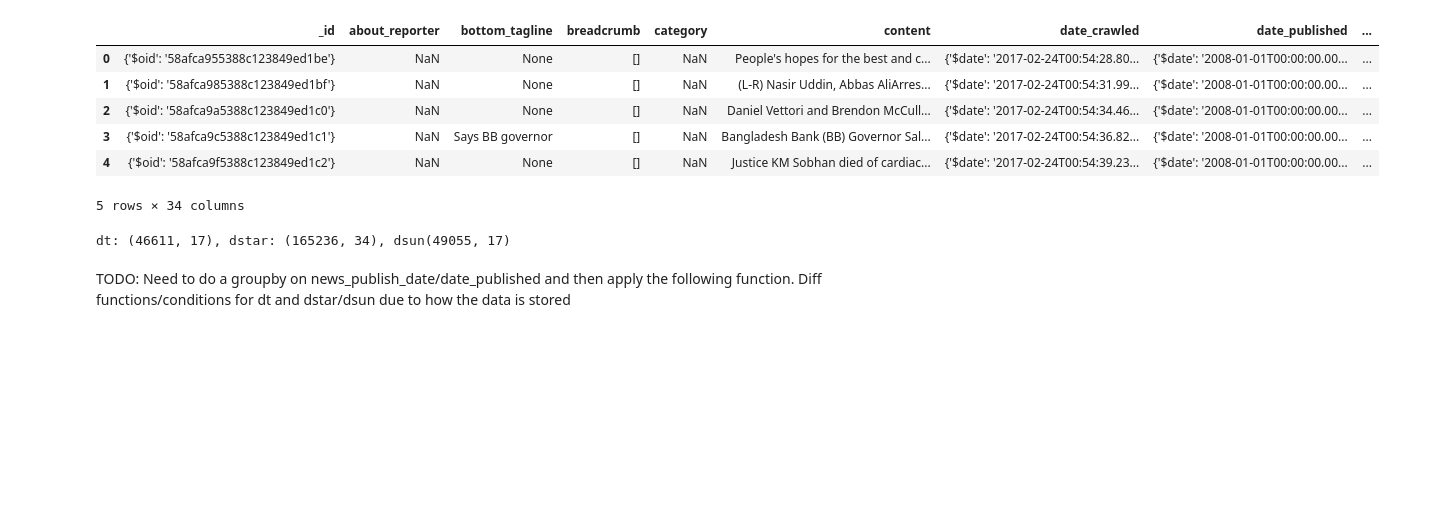
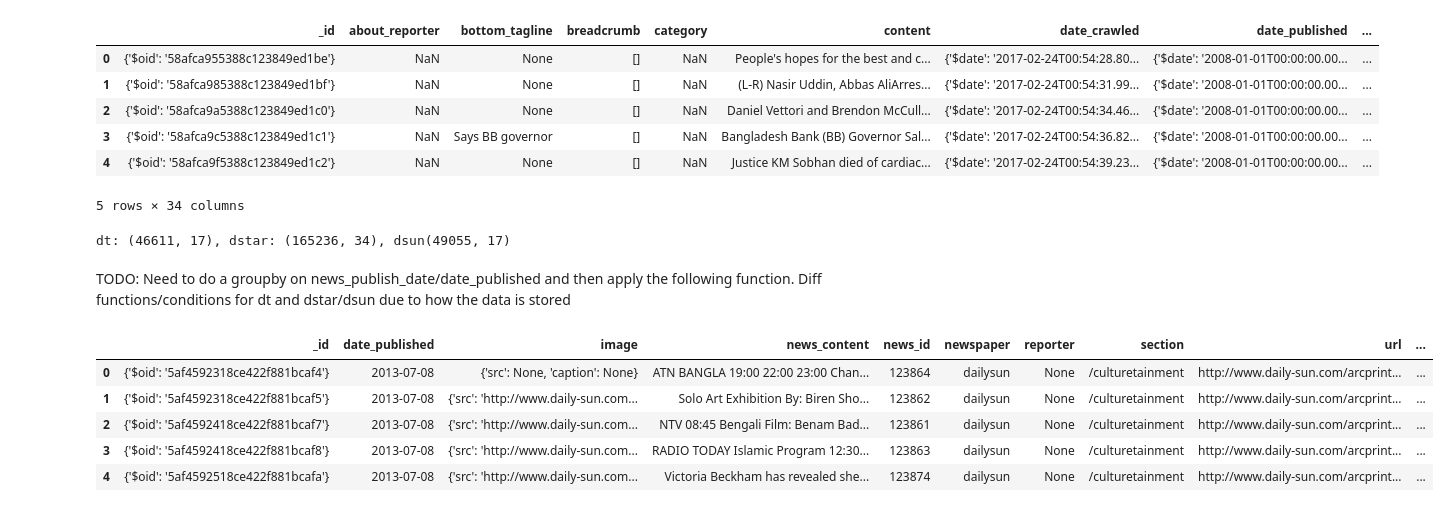
Before and after one commit to shoumikchow/Research, a Jupyter notebook: Unfiltered.news viz.ipynb, the cells around one changed output. Drawn from its saved outputs; the diff is of its cells as text; code cells hidden in the pictures; blank space fills up the shorter version.

```diff
--- a/Unfiltered.news viz.ipynb
+++ b/Unfiltered.news viz.ipynb
@@ -83,0 +83,9 @@ def ner_highlight(location, organization, person):
+# %%
+dsun_new.head()
+# %% [output]
+|  | _id | date_published | image | news_content | news_id | newspaper | reporter | section | url | ... |
+| 0 | {'$oid': '5af4592318ce422f881bcaf4'} | 2013-07-08 | {'src': None, 'caption': None} | ATN BANGLA 19:00 22:00 23:00 Chan... | 123864 | dailysun | None | /culturetainment | http://www.daily-sun.com/arcprint... | ... |
+| 1 | {'$oid': '5af4592318ce422f881bcaf5'} | 2013-07-08 | {'src': 'http://www.daily-sun.com... | Solo Art Exhibition By: Biren Sho... | 123862 | dailysun | None | /culturetainment | http://www.daily-sun.com/arcprint... | ... |
+| 2 | {'$oid': '5af4592418ce422f881bcaf7'} | 2013-07-08 | {'src': 'http://www.daily-sun.com... | NTV 08:45 Bengali Film: Benam Bad... | 123861 | dailysun | None | /culturetainment | http://www.daily-sun.com/arcprint... | ... |
+| 3 | {'$oid': '5af4592418ce422f881bcaf8'} | 2013-07-08 | {'src': 'http://www.daily-sun.com... | RADIO TODAY Islamic Program 12:30... | 123863 | dailysun | None | /culturetainment | http://www.daily-sun.com/arcprint... | ... |
+| 4 | {'$oid': '5af4592518ce422f881bcafa'} | 2013-07-08 | {'src': 'http://www.daily-sun.com... | Victoria Beckham has revealed she... | 123874 | dailysun | None | /culturetainment | http://www.daily-sun.com/arcprint... | ... |
```
Also changed, not shown: parts of 5 cells of this notebook.
